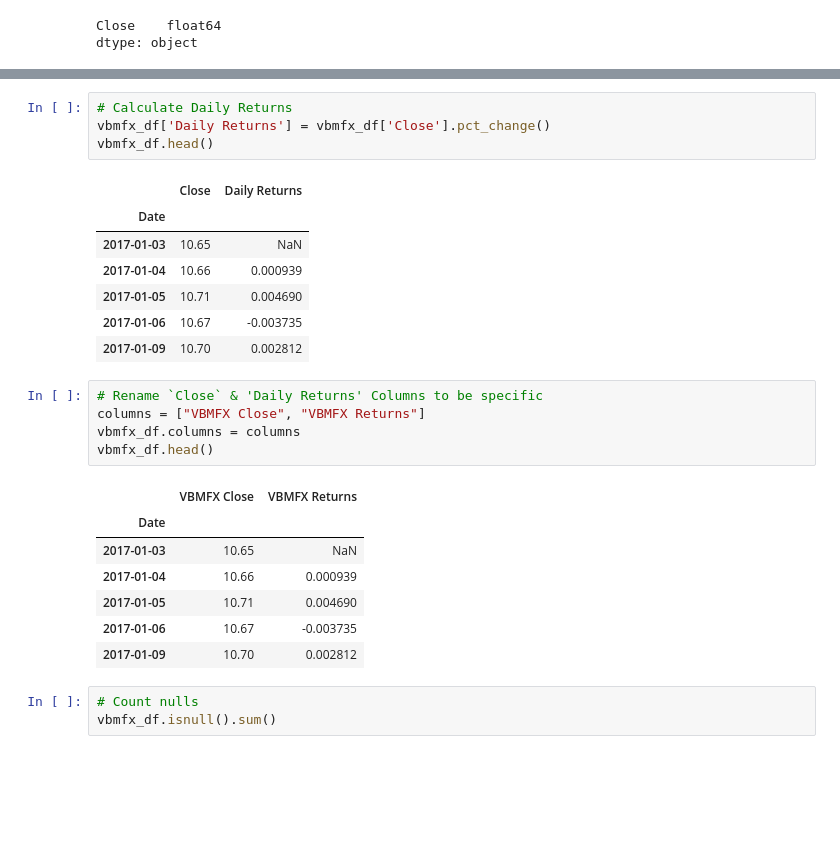
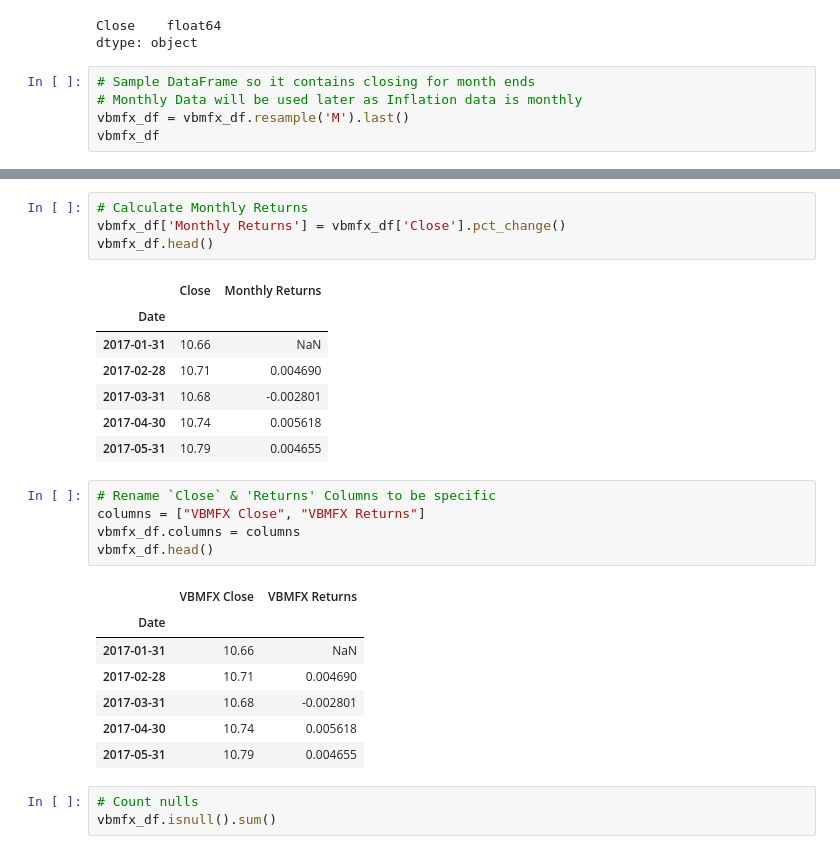
Before and after one commit to GuilleMGN/Group6, a Jupyter notebook: portfolio_inflation_analysis.ipynb, the cells around one changed output, grey strips where cells are left out. Cells and saved outputs as stored; diff of their text form; blank space fills up the shorter version.

```diff
--- a/portfolio_inflation_analysis.ipynb
+++ b/portfolio_inflation_analysis.ipynb
@@ -200,3 +244,8 @@ print(vbmfx_df.dtypes)
 # %% [output]
 Close    float64
 dtype: object
+# %%
+# Sample DataFrame so it contains closing for month ends
+# Monthly Data will be used later as Inflation data is monthly
+vbmfx_df = vbmfx_df.resample('M').last()
+vbmfx_df
@@ -203,28 +271,28 @@ dtype: object
 # %%
-# Calculate Daily Returns
-vbmfx_df['Daily Returns'] = vbmfx_df['Close'].pct_change()
+# Calculate Monthly Returns
+vbmfx_df['Monthly Returns'] = vbmfx_df['Close'].pct_change()
 vbmfx_df.head()
 # %% [output]
-|  | Close | Daily Returns |
+|  | Close | Monthly Returns |
 | Date |  |  |
-| 2017-01-03 | 10.65 | NaN |
-| 2017-01-04 | 10.66 | 0.000939 |
-| 2017-01-05 | 10.71 | 0.004690 |
-| 2017-01-06 | 10.67 | -0.003735 |
-| 2017-01-09 | 10.70 | 0.002812 |
+| 2017-01-31 | 10.66 | NaN |
+| 2017-02-28 | 10.71 | 0.004690 |
+| 2017-03-31 | 10.68 | -0.002801 |
+| 2017-04-30 | 10.74 | 0.005618 |
+| 2017-05-31 | 10.79 | 0.004655 |
 # %%
-# Rename `Close` & 'Daily Returns' Columns to be specific
+# Rename `Close` & 'Returns' Columns to be specific
 columns = ["VBMFX Close", "VBMFX Returns"]
 vbmfx_df.columns = columns
 vbmfx_df.head()
 # %% [output]
 |  | VBMFX Close | VBMFX Returns |
 | Date |  |  |
-| 2017-01-03 | 10.65 | NaN |
-| 2017-01-04 | 10.66 | 0.000939 |
-| 2017-01-05 | 10.71 | 0.004690 |
-| 2017-01-06 | 10.67 | -0.003735 |
-| 2017-01-09 | 10.70 | 0.002812 |
+| 2017-01-31 | 10.66 | NaN |
+| 2017-02-28 | 10.71 | 0.004690 |
+| 2017-03-31 | 10.68 | -0.002801 |
+| 2017-04-30 | 10.74 | 0.005618 |
+| 2017-05-31 | 10.79 | 0.004655 |
 # %%
 # Count nulls
 vbmfx_df.isnull().sum()
```
Also changed, not shown: parts of 14 cells of this notebook.
